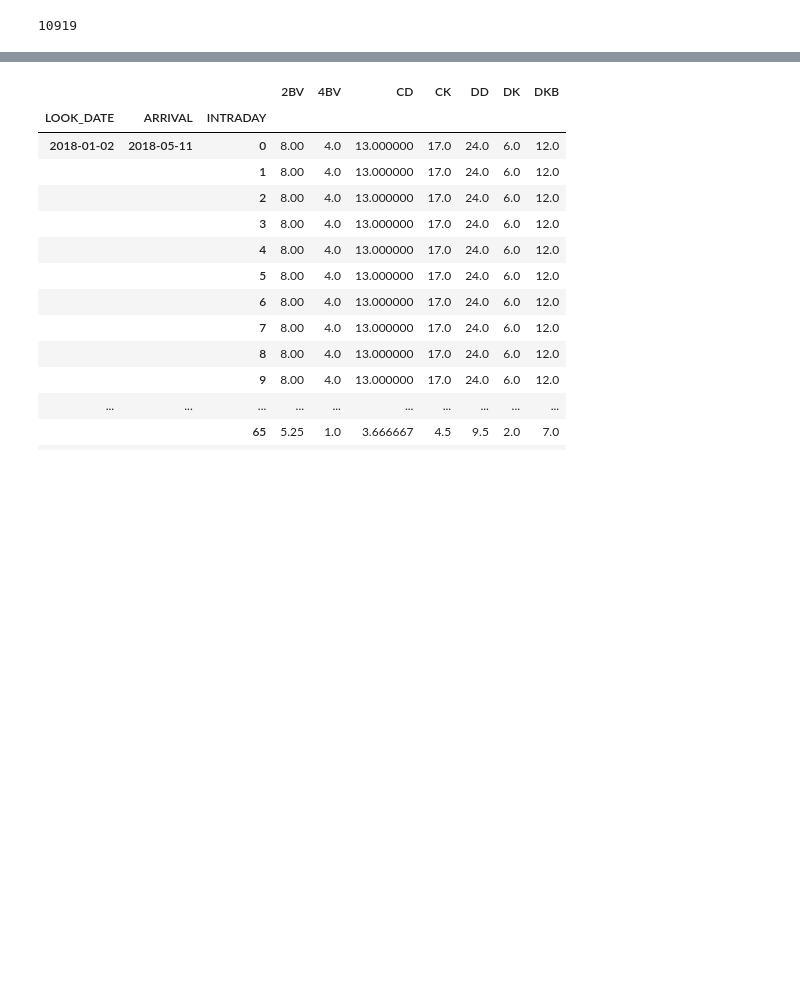
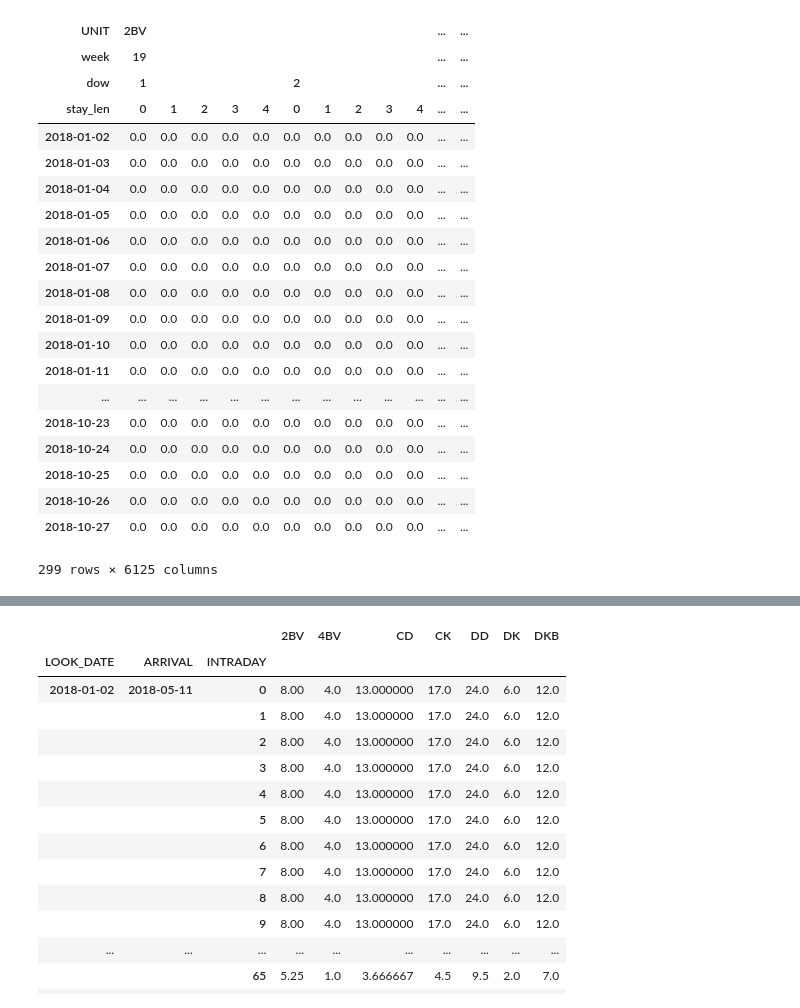
Before and after one commit to johngao2/EM-hotel-demand, a Jupyter notebook: EM_extension/preprocessing/sprint_2/create_availability_sprint2.ipynb, the cells around one changed output, grey strips where cells are left out. Saved outputs shown, nothing was run; the diff lists cells and outputs as text; code cells hidden in the pictures; blank space fills up the shorter version.

```diff
--- a/EM_extension/preprocessing/sprint_2/create_availability_sprint2.ipynb
+++ b/EM_extension/preprocessing/sprint_2/create_availability_sprint2.ipynb
@@ -8,13 +8,13 @@ import sys
 '''This script produces a file which shows availability. Each row is a booking
 date, and each col is a (room type, arrival week, price) tuple'''
 
-def daterange(start_date, end_date):
-    for n in range(int ((end_date - start_date).days)):
-        yield start_date + timedelta(n)
-
-# load raw hotel data
-df_data = pd.read_csv('data/2018_clean.csv', parse_dates=['ARRIVAL', 'DEPART', 'LOOK_DATE'])
-df_data = (df_data.sort_values(['LOOK_DATE', 'RESNO'])
-           .drop(['RESNO'], axis=1))
-
-df_caps = pd.read_csv('data/capacities.csv', index_col='UNIT')
+df_data = pd.read_csv('../../../data/cabot_data/clean_base/2018_clean.csv',
+                       parse_dates = ['LOOK_DATE', 'ARRIVAL', 'DEPART'],
+                       infer_datetime_format = True,
+                       index_col = 'group_id')
+df_caps = pd.read_csv('../../../data/cabot_data/clean_base/capacities.csv', index_col='UNIT')
+# %%
+# add stay len col to df_data
+df_data['stay_len'] = (df_data['DEPART'] - df_data['ARRIVAL']).dt.days
+# anything greater than 4 is 4
+df_data['stay_len_clean'] = df_data['stay_len'].apply(lambda x: 4 if x > 4 else x)`
@@ -28,6 +50,9 @@ ssn_start = df_data['ARRIVAL'].min()
 ssn_end = df_data['ARRIVAL'].max()
 ssn_range = pd.date_range(ssn_start, ssn_end)
 
+# get season week range
+ssn_weeks = ssn_range.week.drop_duplicates().tolist()
+
 # get max periods per day from transactions script
 periods_per_day = (df_data[df_data['CANCEL_INDICATOR'] == 0] # look at bookings only
                    .drop(['CANCEL_INDICATOR'], axis=1)
@@ -36,3 +61,13 @@ periods_per_day = (df_data[df_data['CANCEL_INDICATOR'] == 0] # look at bookings
                    .groupby(by=['LOOK_DATE', 'ARRIVAL']).count()
                    .max()[0])
 intraday_range = range(0, periods_per_day)
+
+# list of days in week
+week_days = [1, 2, 3, 4, 5, 6, 7]
+
+# list of stay lengths (4 refers to 4 days or more)
+stay_lens = [0, 1, 2, 3, 4]
+
+# room type list
+df_grouped_types = df_data.groupby(by='UNIT').count()
+unit_list = df_grouped_types.index.tolist()
@@ -61,4 +74,31 @@ cur_idx2 = (row['LOOK_DATE'], row['ARRIVAL'])
-# %%
-len(df_data)
-# %% [output]
-10919
+# %%
+# initializing blank avail df
+# create blank df
+df_avail = pd.DataFrame(index=look_range,
+                        columns=pd.MultiIndex.from_product([unit_list, ssn_weeks, week_days, stay_lens],
+                                                           names=['UNIT', 'week', 'dow', 'stay_len']))
+df_avail = df_avail.fillna(0.0)
+# %%
+df_avail
+# %% [output]
+| UNIT | 2BV |  |  |  |  |  |  |  |  |  | ... | ... |
+| week | 19 |  |  |  |  |  |  |  |  |  | ... | ... |
+| dow | 1 |  |  |  |  | 2 |  |  |  |  | ... | ... |
+| stay_len | 0 | 1 | 2 | 3 | 4 | 0 | 1 | 2 | 3 | 4 | ... | ... |
+| 2018-01-02 | 0.0 | 0.0 | 0.0 | 0.0 | 0.0 | 0.0 | 0.0 | 0.0 | 0.0 | 0.0 | ... | ... |
+| 2018-01-03 | 0.0 | 0.0 | 0.0 | 0.0 | 0.0 | 0.0 | 0.0 | 0.0 | 0.0 | 0.0 | ... | ... |
+| 2018-01-04 | 0.0 | 0.0 | 0.0 | 0.0 | 0.0 | 0.0 | 0.0 | 0.0 | 0.0 | 0.0 | ... | ... |
+| 2018-01-05 | 0.0 | 0.0 | 0.0 | 0.0 | 0.0 | 0.0 | 0.0 | 0.0 | 0.0 | 0.0 | ... | ... |
+| 2018-01-06 | 0.0 | 0.0 | 0.0 | 0.0 | 0.0 | 0.0 | 0.0 | 0.0 | 0.0 | 0.0 | ... | ... |
+| 2018-01-07 | 0.0 | 0.0 | 0.0 | 0.0 | 0.0 | 0.0 | 0.0 | 0.0 | 0.0 | 0.0 | ... | ... |
+| 2018-01-08 | 0.0 | 0.0 | 0.0 | 0.0 | 0.0 | 0.0 | 0.0 | 0.0 | 0.0 | 0.0 | ... | ... |
+| 2018-01-09 | 0.0 | 0.0 | 0.0 | 0.0 | 0.0 | 0.0 | 0.0 | 0.0 | 0.0 | 0.0 | ... | ... |
+| 2018-01-10 | 0.0 | 0.0 | 0.0 | 0.0 | 0.0 | 0.0 | 0.0 | 0.0 | 0.0 | 0.0 | ... | ... |
+| 2018-01-11 | 0.0 | 0.0 | 0.0 | 0.0 | 0.0 | 0.0 | 0.0 | 0.0 | 0.0 | 0.0 | ... | ... |
+| ... | ... | ... | ... | ... | ... | ... | ... | ... | ... | ... | ... | ... |
+| 2018-10-23 | 0.0 | 0.0 | 0.0 | 0.0 | 0.0 | 0.0 | 0.0 | 0.0 | 0.0 | 0.0 | ... | ... |
+| 2018-10-24 | 0.0 | 0.0 | 0.0 | 0.0 | 0.0 | 0.0 | 0.0 | 0.0 | 0.0 | 0.0 | ... | ... |
+| 2018-10-25 | 0.0 | 0.0 | 0.0 | 0.0 | 0.0 | 0.0 | 0.0 | 0.0 | 0.0 | 0.0 | ... | ... |
+| 2018-10-26 | 0.0 | 0.0 | 0.0 | 0.0 | 0.0 | 0.0 | 0.0 | 0.0 | 0.0 | 0.0 | ... | ... |
+| 2018-10-27 | 0.0 | 0.0 | 0.0 | 0.0 | 0.0 | 0.0 | 0.0 | 0.0 | 0.0 | 0.0 | ... | ... |
+299 rows × 6125 columns
```
Also changed, not shown: parts of 9 cells of this notebook, 10 other files.
